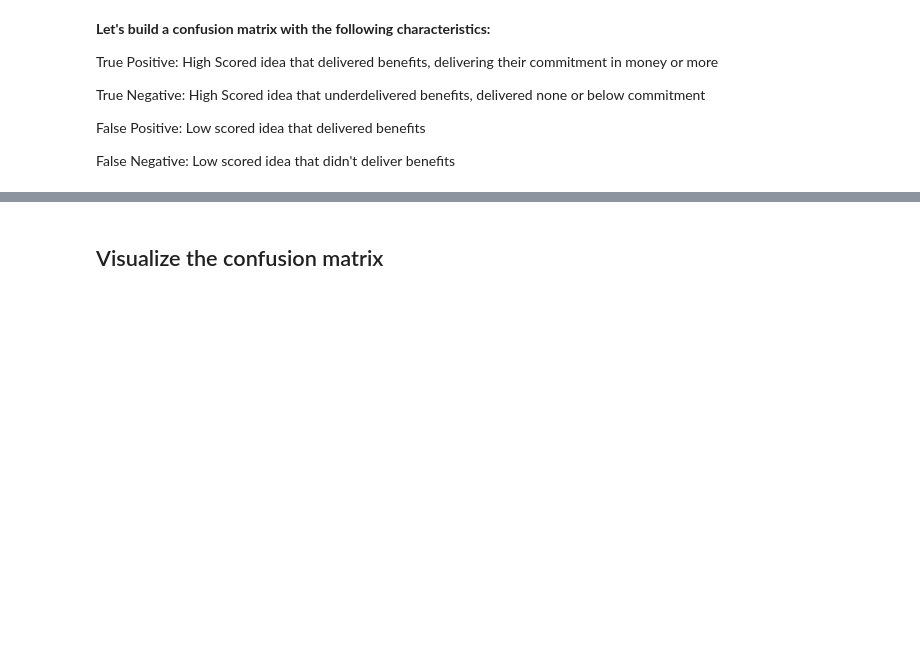
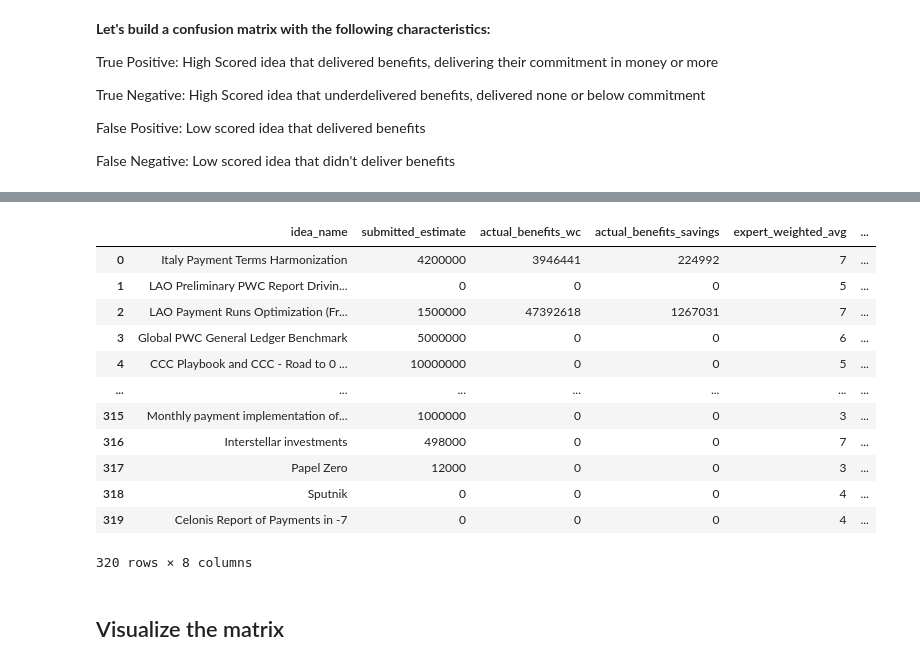
Before and after one commit to jdragu/K-C-Hackathon-Prediction, a Jupyter notebook: Hackathon.ipynb, the cells around one changed output, grey strips where cells are left out. Drawn from its saved outputs; the diff is of its cells as text; code cells hidden in the pictures; blank space fills up the shorter version.

```diff
--- a/Hackathon.ipynb
+++ b/Hackathon.ipynb
@@ -350,5 +424,5 @@ high_score_threshold = 5
 # %%
 # Define criteria for high and low scoring ideas
-df['high_scored'] = np.where(df['expert_weighted_avg'] >= high_score_threshold, 1, 0)
+subset_cf['high_scored'] = np.where(subset_cf['expert_weighted_avg'] >= high_score_threshold, 'High', 'Low')
 # %%
 # Define criteria for delivered benefits
@@ -379,6 +455,23 @@ False Positive      4
 Name: count, dtype: int64
+# %%
+# Check to make sure subset looks right
+subset_cf
+# %% [output]
+|  | idea_name | submitted_estimate | actual_benefits_wc | actual_benefits_savings | expert_weighted_avg | ... |
+| 0 | Italy Payment Terms Harmonization | 4200000 | 3946441 | 224992 | 7 | ... |
+| 1 | LAO Preliminary PWC Report Drivin... | 0 | 0 | 0 | 5 | ... |
+| 2 | LAO Payment Runs Optimization (Fr... | 1500000 | 47392618 | 1267031 | 7 | ... |
+| 3 | Global PWC General Ledger Benchmark | 5000000 | 0 | 0 | 6 | ... |
+| 4 | CCC Playbook and CCC - Road to 0 ... | 10000000 | 0 | 0 | 5 | ... |
+| ... | ... | ... | ... | ... | ... | ... |
+| 315 | Monthly payment implementation of... | 1000000 | 0 | 0 | 3 | ... |
+| 316 | Interstellar investments | 498000 | 0 | 0 | 7 | ... |
+| 317 | Papel Zero | 12000 | 0 | 0 | 3 | ... |
+| 318 | Sputnik | 0 | 0 | 0 | 4 | ... |
+| 319 | Celonis Report of Payments in -7 | 0 | 0 | 0 | 4 | ... |
+320 rows × 8 columns
 # %% [markdown]
-## Visualize the confusion matrix
+## Visualize the matrix
 # %%
 # Create a DataFrame for the confusion matrix
 conf_matrix_df = pd.DataFrame([[conf_matrix_counts.get('True Positive', 0), conf_matrix_counts.get('False Positive', 0)],
```
Also changed, not shown: parts of 15 cells of this notebook.
